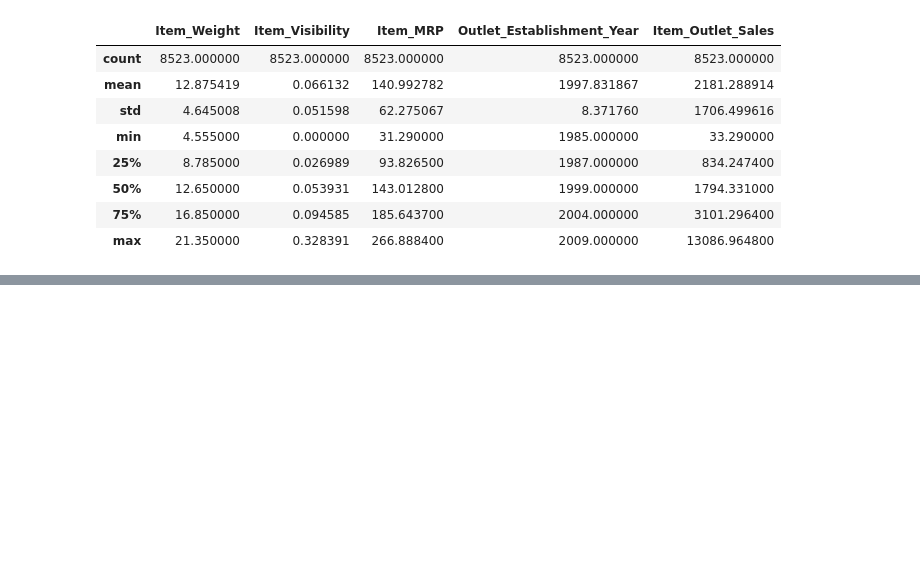
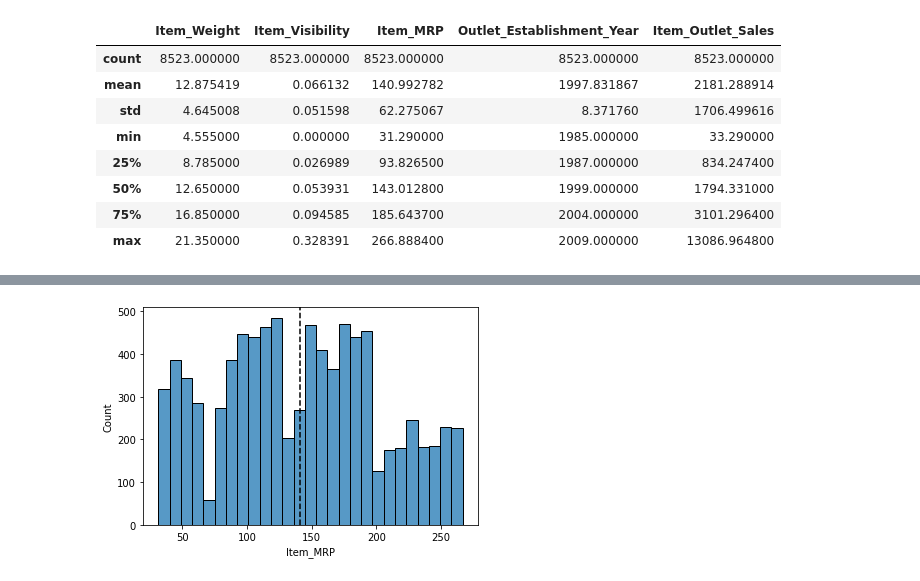
Before and after one commit to red0078/food-sales-predictions, a Jupyter notebook: SalesPrediction.ipynb, the cells around one changed output, grey strips where cells are left out. Saved outputs shown, nothing was run; the diff lists cells and outputs as text; code cells hidden in the pictures; blank space fills up the shorter version.

```diff
--- a/SalesPrediction.ipynb
+++ b/SalesPrediction.ipynb
@@ -268,0 +304,8 @@ df.describe()
+# %%
+# plot the Item_MRP
+ax = sns.histplot(data = df, x='Item_MRP')
+
+mean_mrp = round(df['Item_MRP'].mean(),2)
+ax.axvline(mean_mrp,color='k', ls='--');
+# %% [output]
+[figure, added]
```
Also changed, not shown: parts of 23 cells of this notebook.
